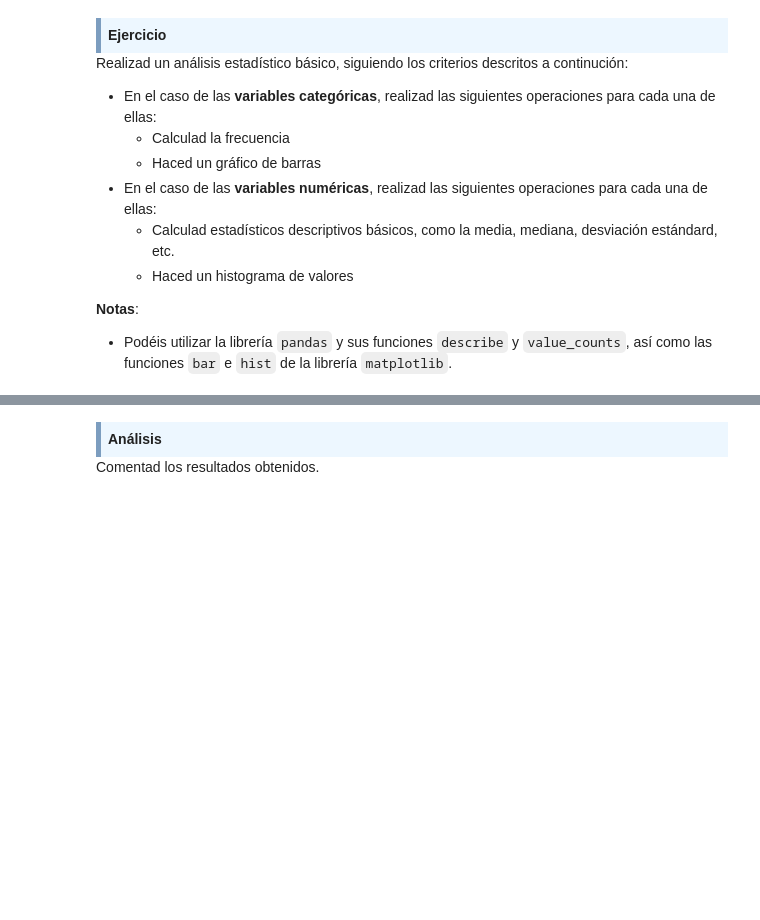
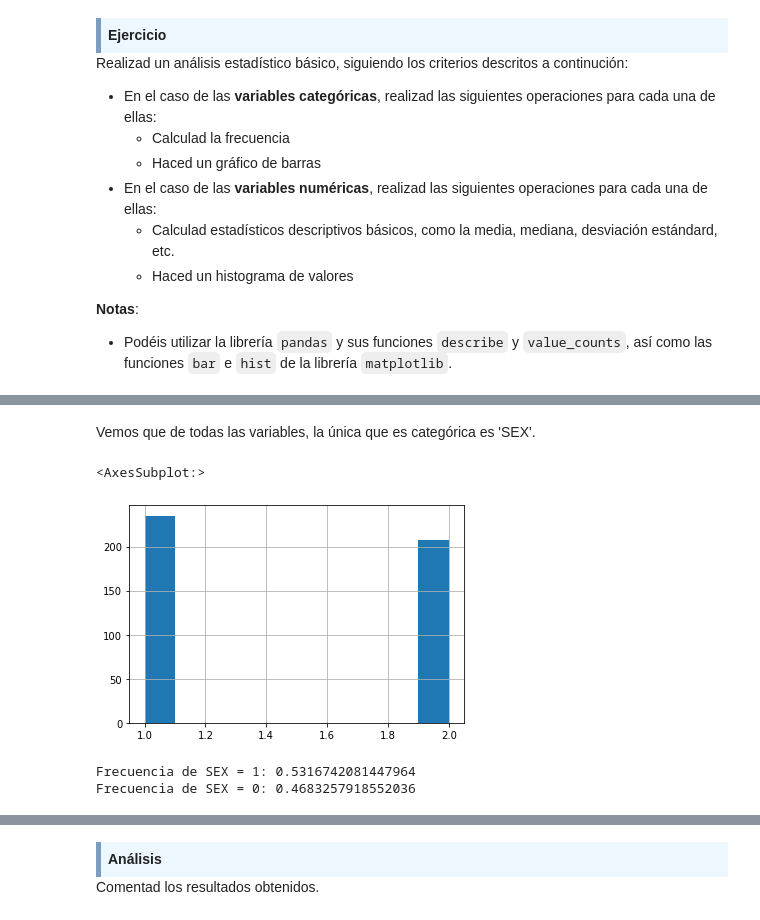
Before and after one commit to angelbujalance/MAME_PEC, a Jupyter notebook: M2.855_20221_PEC1-Enunciado.ipynb, the cells around one changed output, grey strips where cells are left out. Drawn from its saved outputs; the diff is of its cells as text; code cells hidden in the pictures; blank space fills up the shorter version.

```diff
--- a/M2.855_20221_PEC1-Enunciado.ipynb
+++ b/M2.855_20221_PEC1-Enunciado.ipynb
@@ -150,0 +191,21 @@ Realizad un análisis estadístico básico, siguiendo los criterios descritos a
+# %% [markdown]
+Vemos que de todas las variables, la única que es categórica es 'SEX'.
+# %%
+# Convertimos la variable SEX en categórica
+df['SEX'] = df.SEX.astype('category')
+# %%
+# Gráfico de frecuencias de la variable SEX
+df['SEX'].hist()
+# %% [output]
+<AxesSubplot:>
+[figure, added]
+# %%
+# Frecuencias de los valores de Sex
+print('Frecuencia de SEX = 1:',
+df['SEX'][df.SEX == 1].count()/len(df))
+
+print('Frecuencia de SEX = 0:',
+df['SEX'][df.SEX == 2].count()/len(df))
+# %% [output]
+Frecuencia de SEX = 1: 0.5316742081447964
+Frecuencia de SEX = 0: 0.4683257918552036
```
Also changed, not shown: parts of 11 cells of this notebook.
